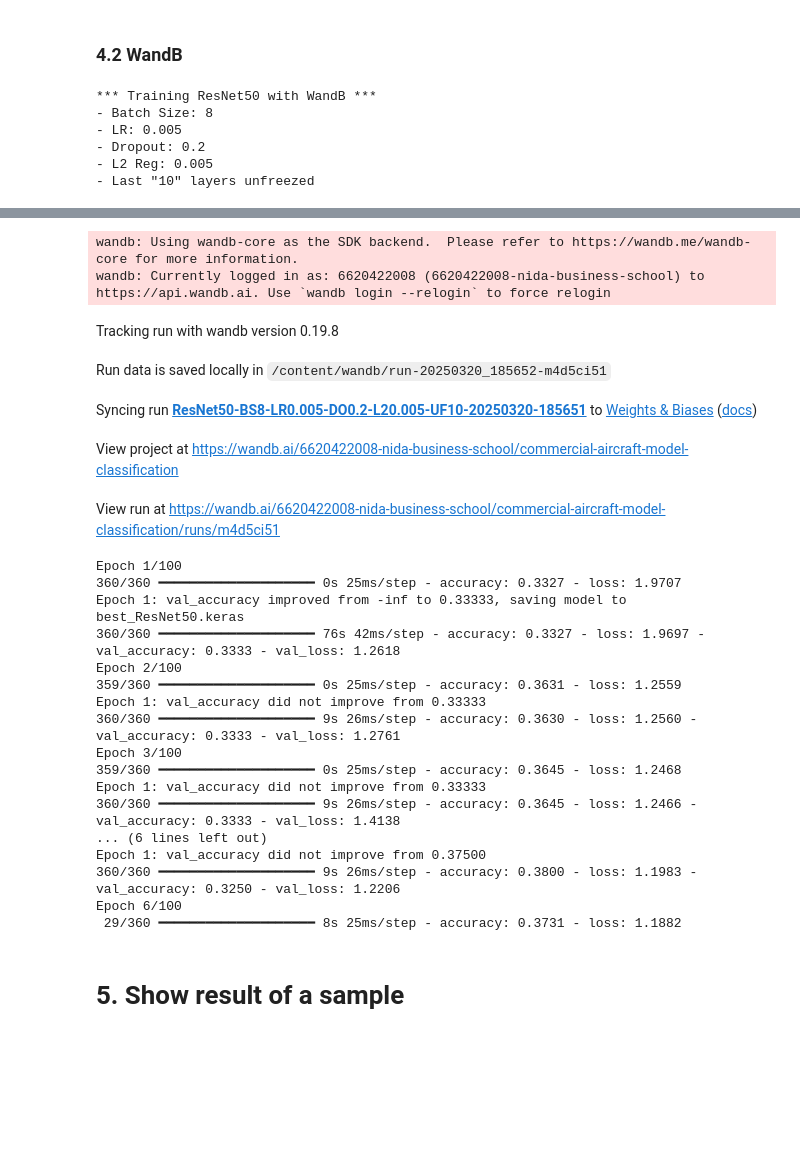
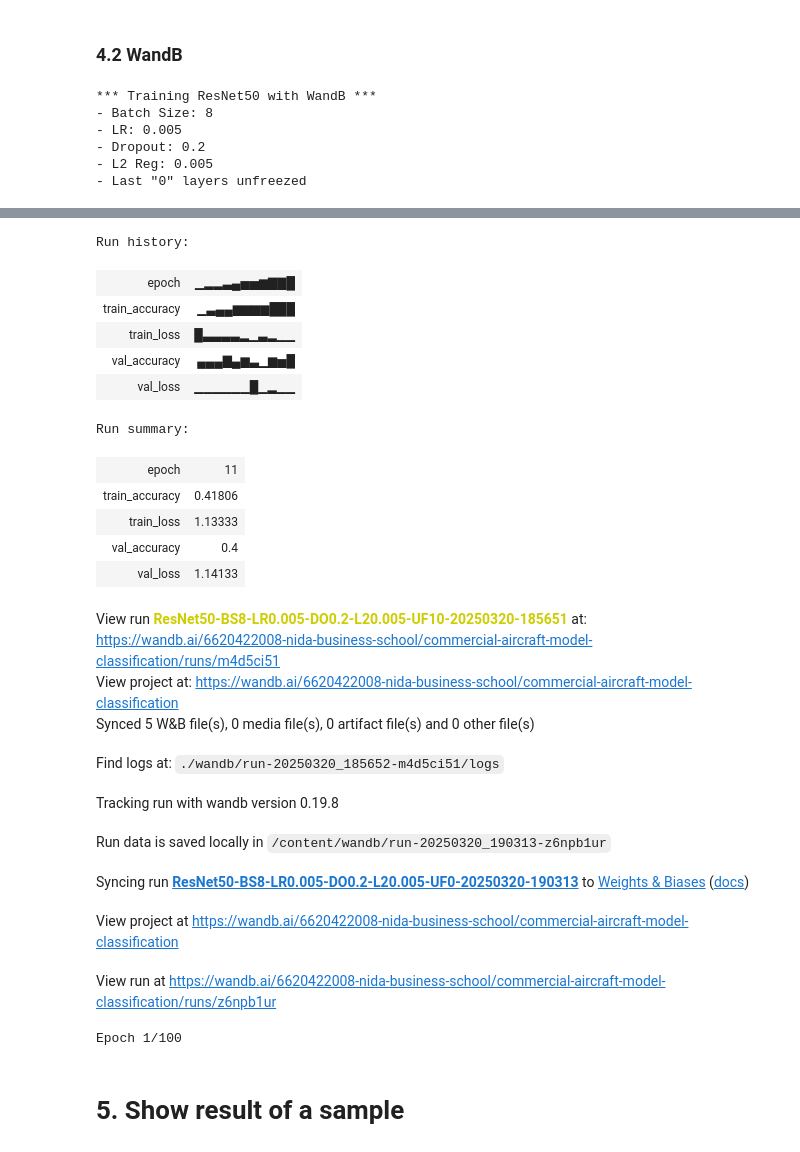
Before and after one commit to prattapong/Commercial-Airplane-Model-Image-Classification, a Jupyter notebook: image_classification.ipynb, the cells around one changed output, grey strips where cells are left out. Drawn from its saved outputs; the diff is of its cells as text; code cells hidden in the pictures; blank space fills up the shorter version.

```diff
--- a/image_classification.ipynb
+++ b/image_classification.ipynb
@@ -399,16 +386,16 @@ def train_and_evaluate_model_with_wandb(model_name, X, y, batch_size, epochs, le
 # %%
 # Set hyperparameters manually
 model_name = "ResNet50"  # Choose from [ResNet50,VGG16,DenseNet169,Xception,ConvNeXtBase]
-batch_sizes = [8, 16]
+batch_size = 8
 epochs = 100
 learning_rates = [0.005, 0.0001] # Between 0.00001 - 0.01
 dropout_rate = 0.2 # Between 0.1 - 0.6
-num_unfreezed_layer = 10 # Greater or equal to 0
+num_unfreezed_layers = [0, 10] # Greater or equal to 0
 l2_reg = 0.005 # Between 0.0001 - 0.01
 
 # Train and evaluate model with WandB logging
 # early_stopping_rounds = 5
-for batch_size in batch_sizes:
+for num_unfreezed_layer in num_unfreezed_layers:
     for learning_rate in learning_rates:
         # Train and evaluate model with WandB logging
         # early_stopping_rounds = 5
@@ -430,4 +417,4 @@ for batch_size in batch_sizes:
 - LR: 0.005
 - Dropout: 0.2
 - L2 Reg: 0.005
-- Last "10" layers unfreezed
+- Last "0" layers unfreezed
@@ -434,27 +422,25 @@ for batch_size in batch_sizes:
-wandb: Using wandb-core as the SDK backend.  Please refer to https://wandb.me/wandb-core for more information.
-wandb: Currently logged in as: 6620422008 (6620422008-nida-business-school) to https://api.wandb.ai. Use `wandb login --relogin` to force relogin
+Run history:
+| epoch | ▁▂▂▃▄▅▅▆▇▇█ |
+| train_accuracy | ▁▃▄▄▆▆▆▆███ |
+| train_loss | █▃▃▃▃▂▁▃▂▁▁ |
+| val_accuracy | ▄▄▄▇▄▆▃▁▆▅█ |
+| val_loss | ▁▁▁▁▁▁█▁▂▁▁ |
+Run summary:
+| epoch | 11 |
+| train_accuracy | 0.41806 |
+| train_loss | 1.13333 |
+| val_accuracy | 0.4 |
+| val_loss | 1.14133 |
-Tracking run with wandb version 0.19.8
+View run ResNet50-BS8-LR0.005-DO0.2-L20.005-UF10-20250320-185651 at: https://wandb.ai/6620422008-nida-business-school/commercial-aircraft-model-classification/runs/m4d5ci51
+View project at: https://wandb.ai/6620422008-nida-business-school/commercial-aircraft-model-classification
+Synced 5 W&B file(s), 0 media file(s), 0 artifact file(s) and 0 other file(s)
-Run data is saved locally in /content/wandb/run-20250320_185652-m4d5ci51
+Find logs at: ./wandb/run-20250320_185652-m4d5ci51/logs
-Syncing run ResNet50-BS8-LR0.005-DO0.2-L20.005-UF10-20250320-185651 to Weights & Biases (docs)
+Tracking run with wandb version 0.19.8
-View project at https://wandb.ai/6620422008-nida-business-school/commercial-aircraft-model-classification
+Run data is saved locally in /content/wandb/run-20250320_190313-z6npb1ur
-View run at https://wandb.ai/6620422008-nida-business-school/commercial-aircraft-model-classification/runs/m4d5ci51
+Syncing run ResNet50-BS8-LR0.005-DO0.2-L20.005-UF0-20250320-190313 to Weights & Biases (docs)
-Epoch 1/100
-360/360 ━━━━━━━━━━━━━━━━━━━━ 0s 25ms/step - accuracy: 0.3327 - loss: 1.9707
-Epoch 1: val_accuracy improved from -inf to 0.33333, saving model to best_ResNet50.keras
-360/360 ━━━━━━━━━━━━━━━━━━━━ 76s 42ms/step - accuracy: 0.3327 - loss: 1.9697 - val_accuracy: 0.3333 - val_loss: 1.2618
-Epoch 2/100
-359/360 ━━━━━━━━━━━━━━━━━━━━ 0s 25ms/step - accuracy: 0.3631 - loss: 1.2559
-Epoch 1: val_accuracy did not improve from 0.33333
-360/360 ━━━━━━━━━━━━━━━━━━━━ 9s 26ms/step - accuracy: 0.3630 - loss: 1.2560 - val_accuracy: 0.3333 - val_loss: 1.2761
-Epoch 3/100
-359/360 ━━━━━━━━━━━━━━━━━━━━ 0s 25ms/step - accuracy: 0.3645 - loss: 1.2468
-Epoch 1: val_accuracy did not improve from 0.33333
-360/360 ━━━━━━━━━━━━━━━━━━━━ 9s 26ms/step - accuracy: 0.3645 - loss: 1.2466 - val_accuracy: 0.3333 - val_loss: 1.4138
-... (6 lines left out)
-Epoch 1: val_accuracy did not improve from 0.37500
-360/360 ━━━━━━━━━━━━━━━━━━━━ 9s 26ms/step - accuracy: 0.3800 - loss: 1.1983 - val_accuracy: 0.3250 - val_loss: 1.2206
-Epoch 6/100
- 29/360 ━━━━━━━━━━━━━━━━━━━━ 8s 25ms/step - accuracy: 0.3731 - loss: 1.1882
+View project at https://wandb.ai/6620422008-nida-business-school/commercial-aircraft-model-classification
+View run at https://wandb.ai/6620422008-nida-business-school/commercial-aircraft-model-classification/runs/z6npb1ur
+Epoch 1/100
 # %% [markdown]
 # 5. Show result of a sample
 # %%
```
Also changed, not shown: parts of 2 cells of this notebook.
